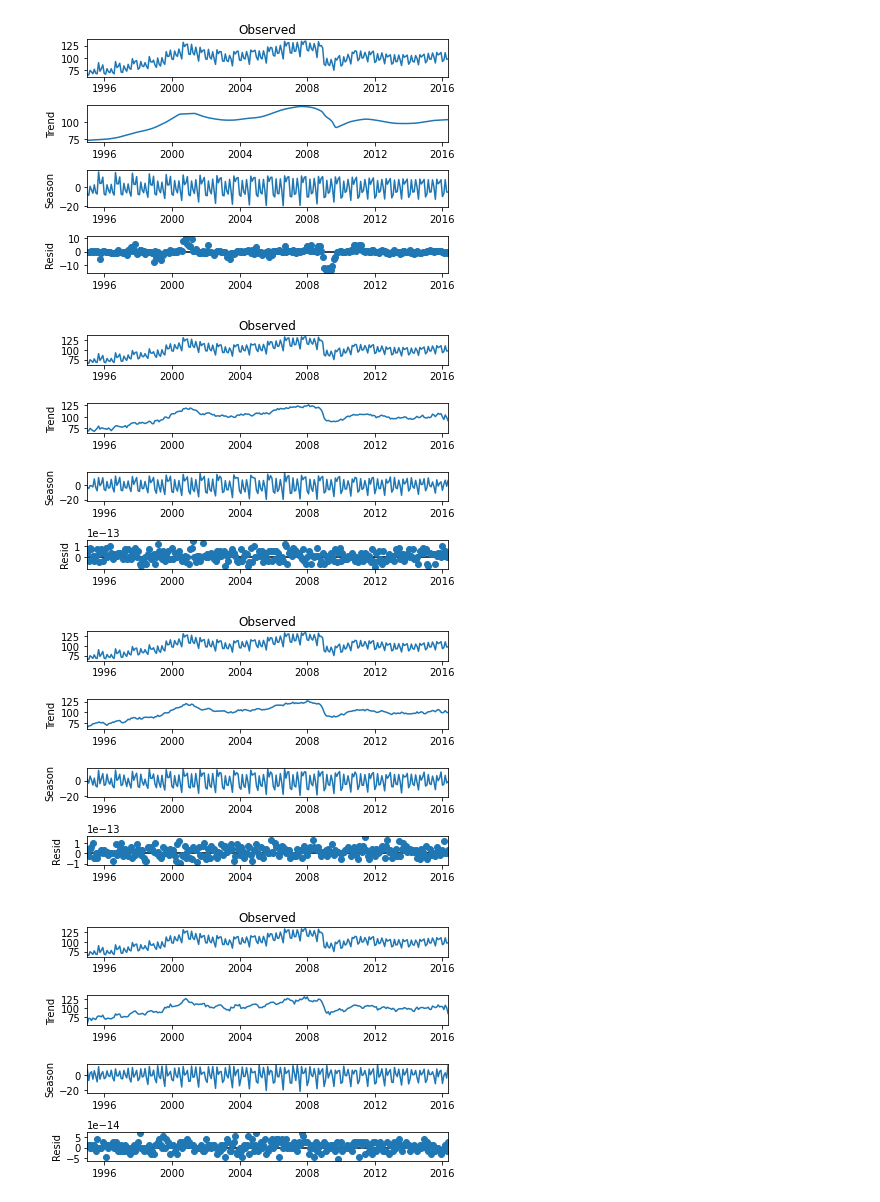
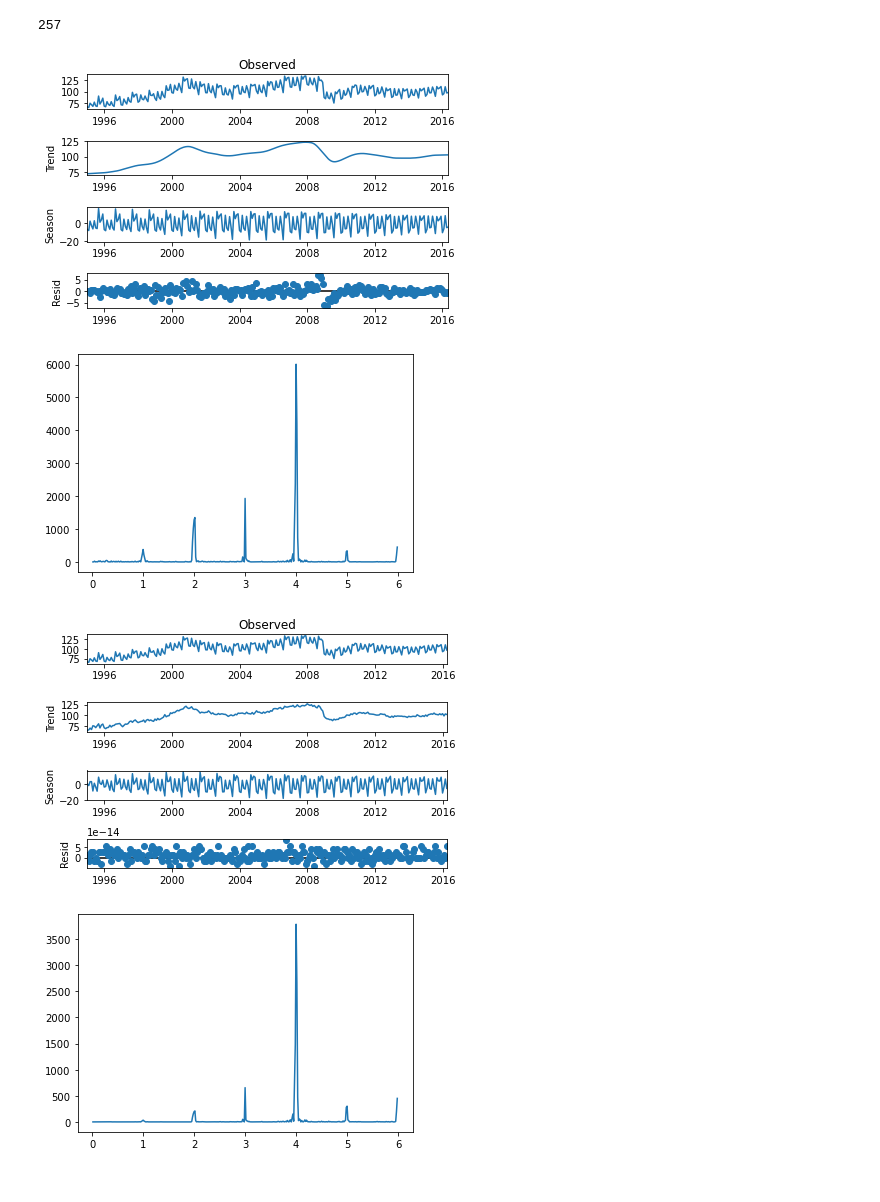
Before and after one commit to thodson-usgs/stf-decomposition, a Jupyter notebook: notebooks/02_stf_vs_stl.ipynb, the cells around one changed output. Saved outputs shown, nothing was run; the diff lists cells and outputs as text; code cells hidden in the pictures.

Commit message:
Test cutoffs

```diff
--- a/notebooks/02_stf_vs_stl.ipynb
+++ b/notebooks/02_stf_vs_stl.ipynb
@@ -104,16 +115,26 @@ from scipy.signal import get_window
 from sklearn.metrics import mean_squared_error
 import math
 import warnings
+from statsmodels.tsa.tsatools import freq_to_period
 warnings.filterwarnings("ignore")
 class STF:
 
+
     # init method or constructor
-    def __init__(self, data, window, cutoff, period):
+    def __init__(self, data, window, cutoff, period = None):
         self.data = data
         self.window = window
         self.cutoff = cutoff
+        if period is None:
+            freq = None
+            if isinstance(data, (pd.Series, pd.DataFrame)):
+                freq = getattr(data.index, 'inferred_freq', None)
+            if freq is None:
+                raise ValueError("Unable to determine period from data")
+            period = freq_to_period(freq)
         self.period = period
         self._observed = data
+        self.pad = 12 / period
 
     def fit(self):
 
@@ -132,7 +153,8 @@ class STF:
         PSD = fhat * np.conj(fhat) / n
 
         if self.window == "tukey":
-            window = signal.tukey(len(f))
+            window = signal.tukey(len(f), alpha = self.pad) # We will need to be able to adjust the width of the windows, because we don't want the freq window to be dependent of the length of the TS alone
+            # Add the alpha parameter to function as the seasonality parameter
         else:
             window = get_window(self.window, len(f))
 
@@ -144,6 +166,10 @@ class STF:
 
         # Plotting first half
         L = np.arange(1, np.floor(n/2), dtype = 'int')
+
+        plt.figure()
+        plt.plot(freq[L], PSD[L])
+        plt.show()
 
 
         # Use the PSD to filter out noise
@@ -273,33 +208,37 @@ class STF_zeropad:
 # %%
 import pandas as pd
 from statsmodels.tsa.seasonal import STL
 import numpy as np
 import matplotlib.pyplot as plt
 from statsmodels.datasets import elec_equip as ds
+import statsmodels.datasets
+
 
 #TODO: 3/23/2022
 # Append one row to make an even array
 # Double the length and pad with zeros
 
 # Test stf vs stl on elec_equip data
 elec_equip = ds.load().data
-stl = STL(elec_equip, period=12, robust=True)
+stl = STL(elec_equip, seasonal = 13)
 res_robust = stl.fit()
 fig = res_robust.plot()
-stf = STF(elec_equip, "blackman", .8, period = 12)
-res = stf.fit()
-fig = res.plot()
-#This has an odd length, could possibly be causing the tails to be
+print(len(elec_equip))
 
-stf = STF_reflected(elec_equip, "blackman", .8, period = 12)
+stf = STF_reflected(elec_equip[:256], "tukey", .915, pad = 0.45)
 res = stf.fit()
 fig = res.plot()
 
-stf = STF_zeropad(elec_equip, "blackman", .85, period = 12)
+stf = STF_reflected(elec_equip[:256], "blackman", .8, pad = 1)
 res = stf.fit()
 fig = res.plot()
+
+stf = STF(elec_equip[:256], "blackman", cutoff=1e4)
+res = stf.fit()
+fig = res.plot()
 # %% [output]
+257
-[figure, old version]
+[figure, new version]
-[figure, old version]
+[figure, new version]
-[figure, old version]
+[figure, new version]
-[figure, old version]
+[figure, new version]
```
Also changed, not shown: parts of 8 cells of this notebook.
